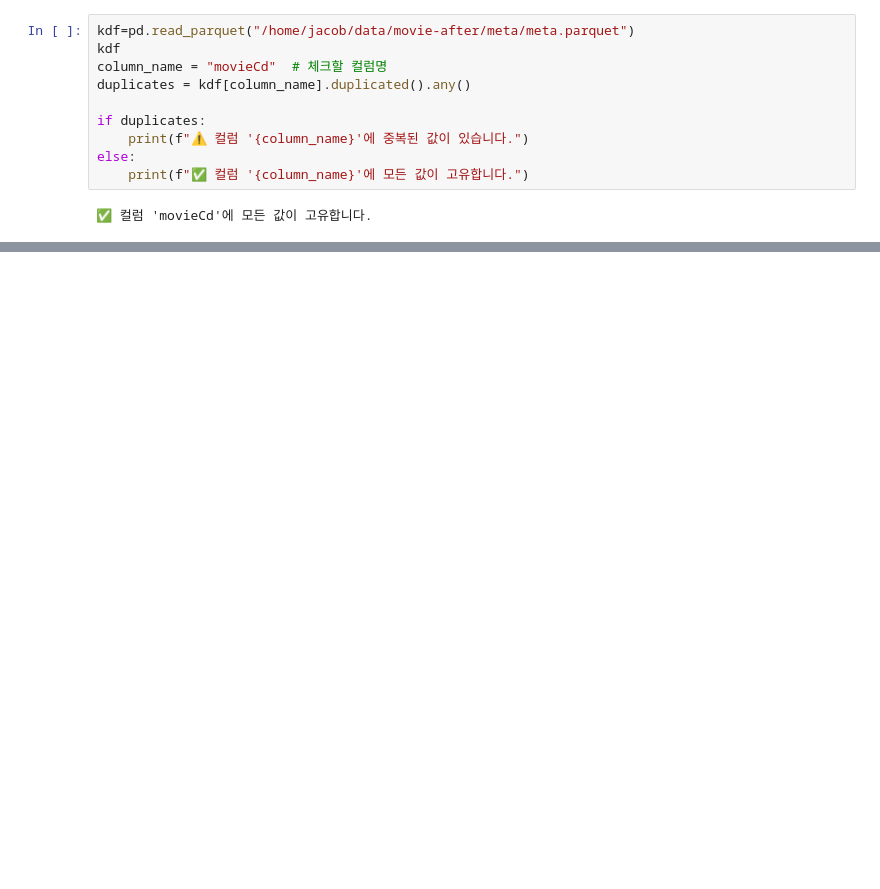
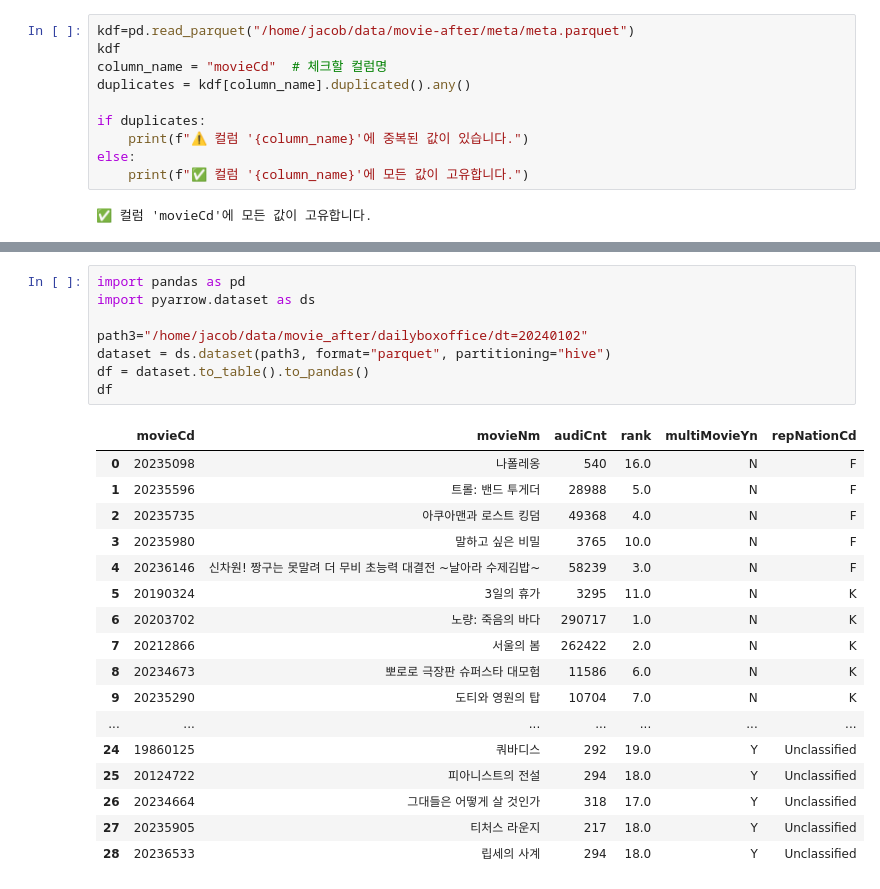
Before and after one commit to Jacob-53/movie, a Jupyter notebook: notes/Untitled.ipynb, the cells around one changed output, grey strips where cells are left out. Drawn from its saved outputs; the diff is of its cells as text; blank space fills up the shorter version.

```diff
--- a/notes/Untitled.ipynb
+++ b/notes/Untitled.ipynb
@@ -263,0 +291,26 @@ else:
+# %%
+import pandas as pd
+import pyarrow.dataset as ds
+
+path3="/home/jacob/data/movie_after/dailyboxoffice/dt=20240102"
+dataset = ds.dataset(path3, format="parquet", partitioning="hive")
+df = dataset.to_table().to_pandas()
+df
+# %% [output]
+|  | movieCd | movieNm | audiCnt | rank | multiMovieYn | repNationCd |
+| 0 | 20235098 | 나폴레옹 | 540 | 16.0 | N | F |
+| 1 | 20235596 | 트롤: 밴드 투게더 | 28988 | 5.0 | N | F |
+| 2 | 20235735 | 아쿠아맨과 로스트 킹덤 | 49368 | 4.0 | N | F |
+| 3 | 20235980 | 말하고 싶은 비밀 | 3765 | 10.0 | N | F |
+| 4 | 20236146 | 신차원! 짱구는 못말려 더 무비 초능력 대결전 ~날아라 수제김밥~ | 58239 | 3.0 | N | F |
+| 5 | 20190324 | 3일의 휴가 | 3295 | 11.0 | N | K |
+| 6 | 20203702 | 노량: 죽음의 바다 | 290717 | 1.0 | N | K |
+| 7 | 20212866 | 서울의 봄 | 262422 | 2.0 | N | K |
+| 8 | 20234673 | 뽀로로 극장판 슈퍼스타 대모험 | 11586 | 6.0 | N | K |
+| 9 | 20235290 | 도티와 영원의 탑 | 10704 | 7.0 | N | K |
+| ... | ... | ... | ... | ... | ... | ... |
+| 24 | 19860125 | 쿼바디스 | 292 | 19.0 | Y | Unclassified |
+| 25 | 20124722 | 피아니스트의 전설 | 294 | 18.0 | Y | Unclassified |
+| 26 | 20234664 | 그대들은 어떻게 살 것인가 | 318 | 17.0 | Y | Unclassified |
+| 27 | 20235905 | 티처스 라운지 | 217 | 18.0 | Y | Unclassified |
+| 28 | 20236533 | 립세의 사계 | 294 | 18.0 | Y | Unclassified |
```
Also changed, not shown: parts of 2 cells of this notebook, 3 other files.
